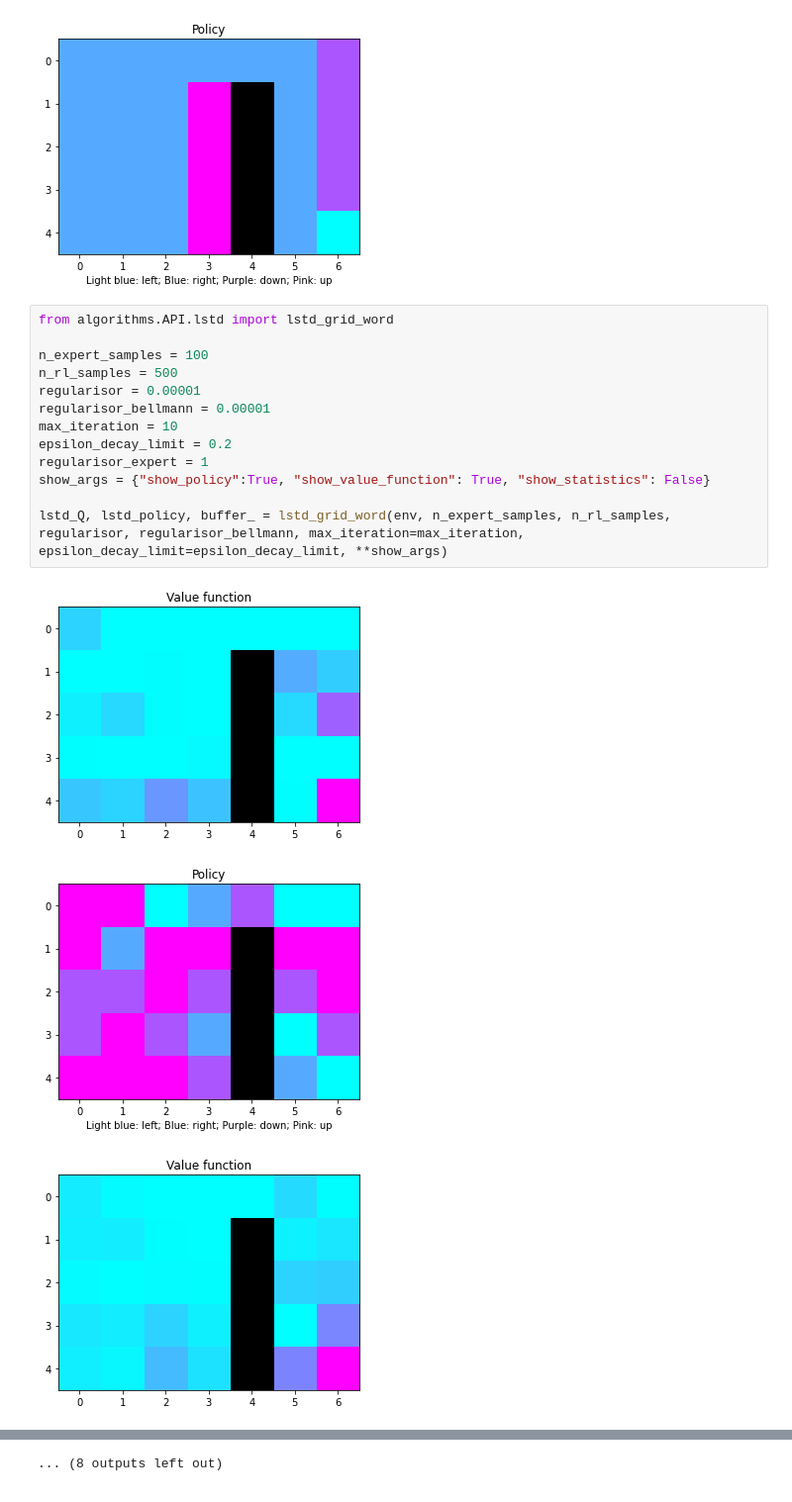
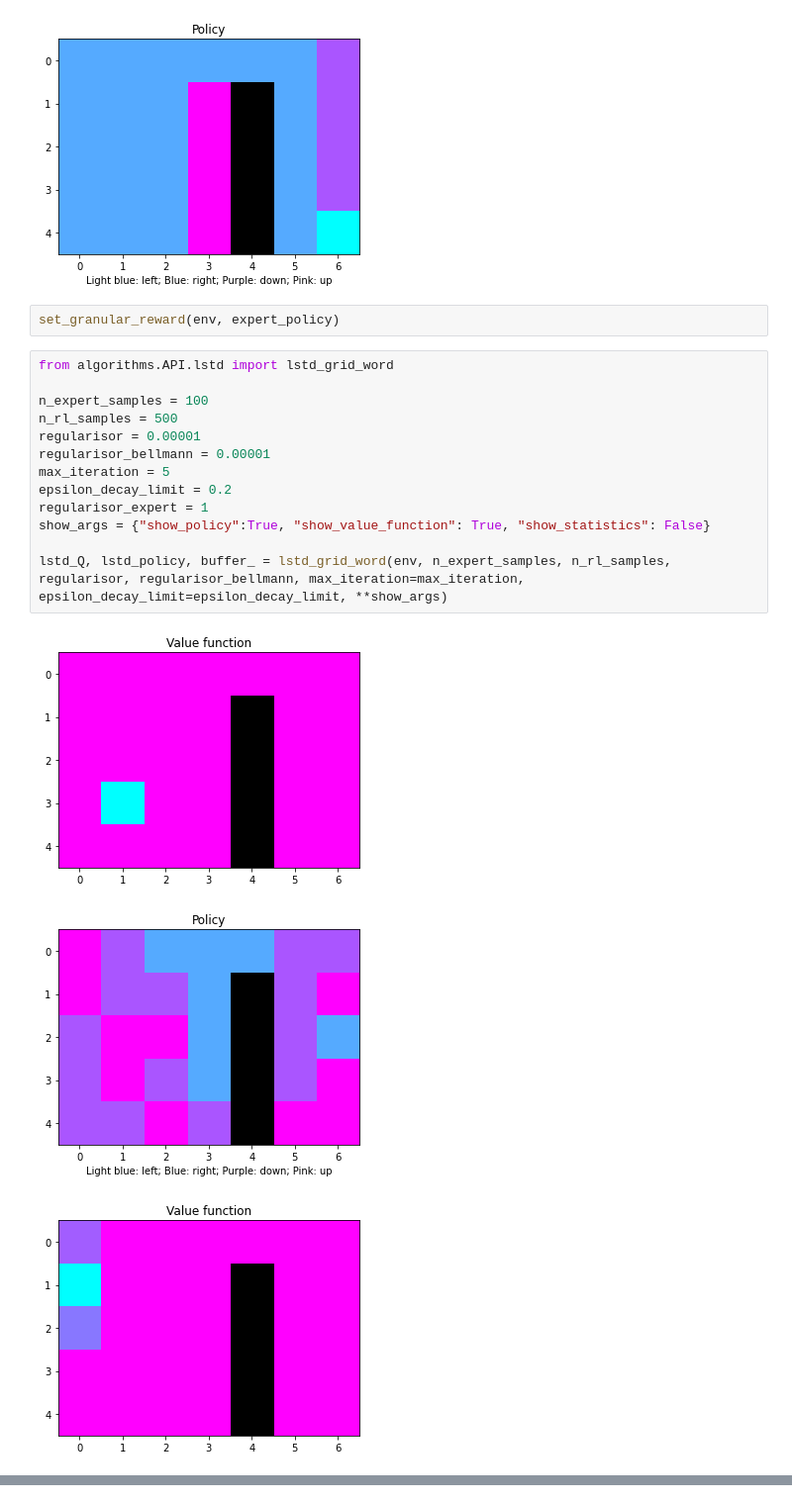
Before and after one commit to theovincent/ReinforcementLearningWithDemonstration, a Jupyter notebook: simulators/grid_world/simulate_algorithms.ipynb, the cells around one changed output, grey strips where cells are left out. Shown: that part at 99% size. Saved outputs shown, nothing was run; the diff lists cells and outputs as text.

Commit message:
Add granular reward

```diff
--- a/simulators/grid_world/simulate_algorithms.ipynb
+++ b/simulators/grid_world/simulate_algorithms.ipynb
@@ -37,20 +37,22 @@ plt.show()
 # %% [output]
 [figure]
 [figure]
+# %%
+set_granular_reward(env, expert_policy)
 # %%
 from algorithms.API.lstd import lstd_grid_word
 
 n_expert_samples = 100
 n_rl_samples = 500
 regularisor = 0.00001
 regularisor_bellmann = 0.00001
-max_iteration = 10
+max_iteration = 5
 epsilon_decay_limit = 0.2
 regularisor_expert = 1
 show_args = {"show_policy":True, "show_value_function": True, "show_statistics": False}
 
 lstd_Q, lstd_policy, buffer_ = lstd_grid_word(env, n_expert_samples, n_rl_samples, regularisor, regularisor_bellmann, max_iteration=max_iteration, epsilon_decay_limit=epsilon_decay_limit, **show_args)
 # %% [output]
-[figure, old version]
+[figure, new version]
-[figure, old version]
+[figure, new version]
-[figure, old version]
+[figure, new version]
@@ -66,4 +66,3 @@ lstd_Q, lstd_policy, buffer_ = lstd_grid_word(env, n_expert_samples, n_rl_sample
-... (8 outputs left out)
 # %%
 simulate_policy(lstd_policy, f"../../videos/grid_world/{grid_type}_lstd.mp4", env, HORIZON)
 # %% [output]
```
Also changed, not shown: parts of 3 cells of this notebook, 2 other files.
